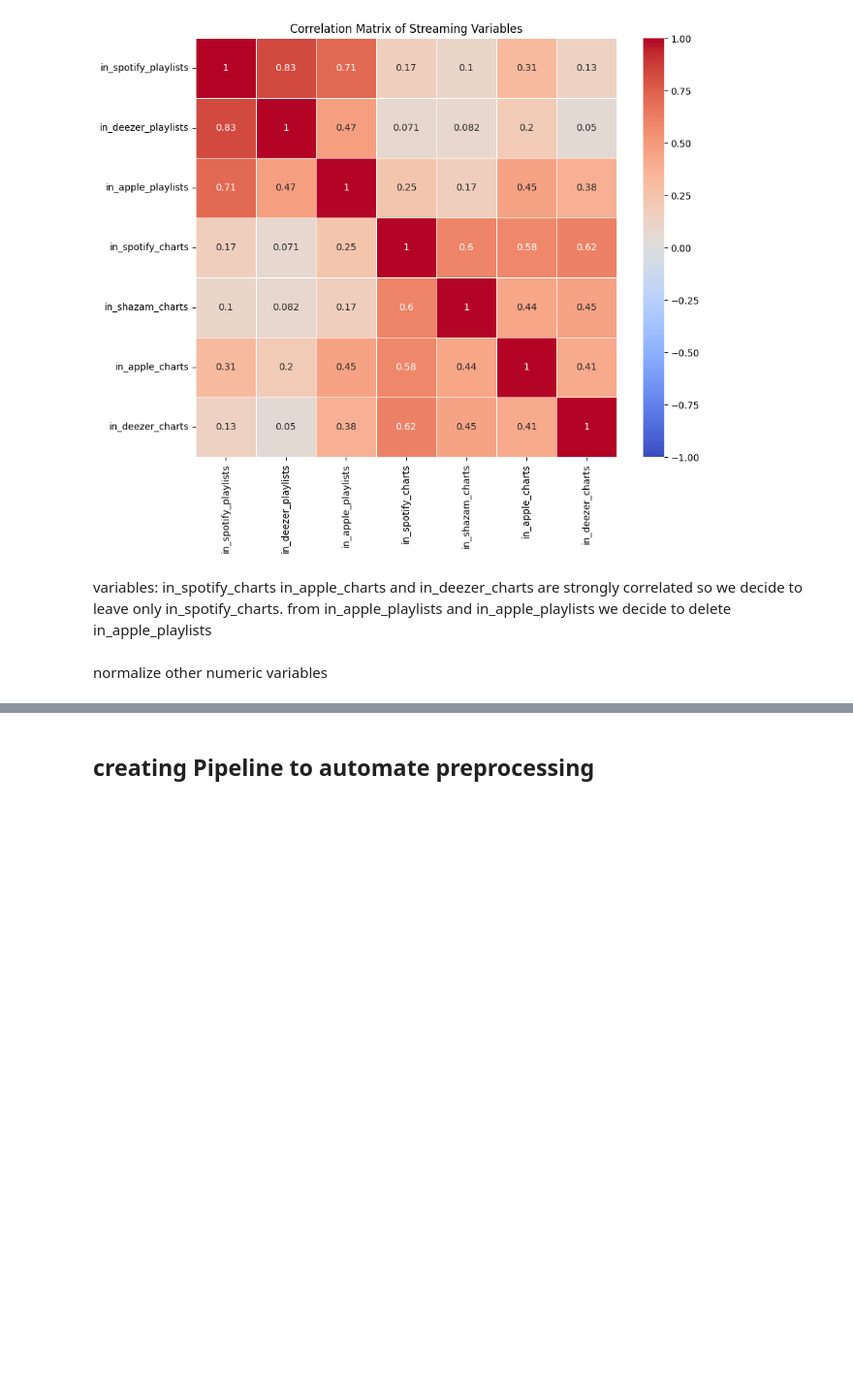
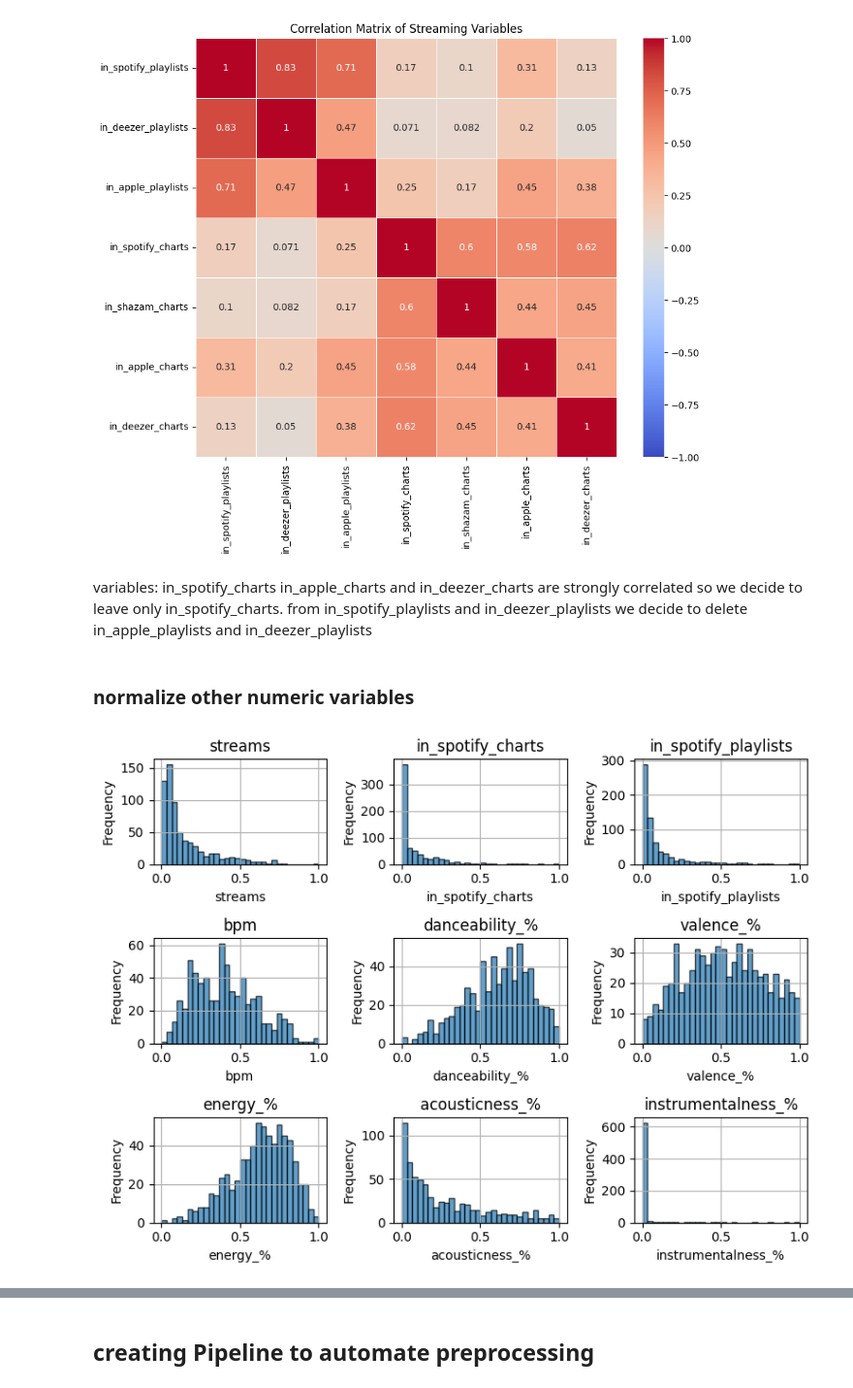
Before and after one commit to nataliachoszczyk/spotify-songs-clustering, a Jupyter notebook: FE_modelling_KM2/FE.ipynb, the cells around one changed output, grey strips where cells are left out. Shown at 97% size. Cells and saved outputs as stored; diff of their text form; code cells hidden in the pictures; blank space fills up the shorter version.

```diff
--- a/FE_modelling_KM2/modelling_N.ipynb
+++ b/FE_modelling_KM2/FE.ipynb
@@ -359,11 +407,11 @@ plt.show()
 [figure]
 # %% [markdown]
 variables: in_spotify_charts in_apple_charts and in_deezer_charts are strongly correlated so we decide to leave only in_spotify_charts.
-from in_apple_playlists and in_apple_playlists we decide to delete in_apple_playlists
+from in_spotify_playlists and in_deezer_playlists we decide to delete in_apple_playlists and in_deezer_playlists
 # %%
 spotify_df.drop(columns=['in_apple_charts' ,'in_shazam_charts', 'in_deezer_charts','in_apple_playlists','in_deezer_playlists'],axis='columns',inplace=True)
 # %% [markdown]
-normalize other numeric variables
+### normalize other numeric variables
 # %%
 cols_to_normalize =['streams',
  'in_spotify_charts',
@@ -380,3 +428,20 @@ cols_to_normalize =['streams',
 
 scaler = MinMaxScaler()
 spotify_df[cols_to_normalize] = scaler.fit_transform(spotify_df[cols_to_normalize])
+# %%
+num_cols = len(cols_to_normalize)
+num_rows = (num_cols + 3) // 4  # Zakładając 3 kolumny w każdym rzędzie
+
+fig, axes = plt.subplots(num_rows, 3, figsize=(8, 2 * num_rows))
+
+for ax, col in zip(axes.flat, cols_to_normalize):
+    ax.hist(spotify_df[col], bins=30, edgecolor='k', alpha=0.7)
+    ax.set_title(f'{col}')
+    ax.set_xlabel(col)
+    ax.set_ylabel('Frequency')
+    ax.grid(True)
+
+plt.tight_layout()
+plt.show()
+# %% [output]
+[figure, added]
```
Also changed, not shown: parts of 27 cells of this notebook.
